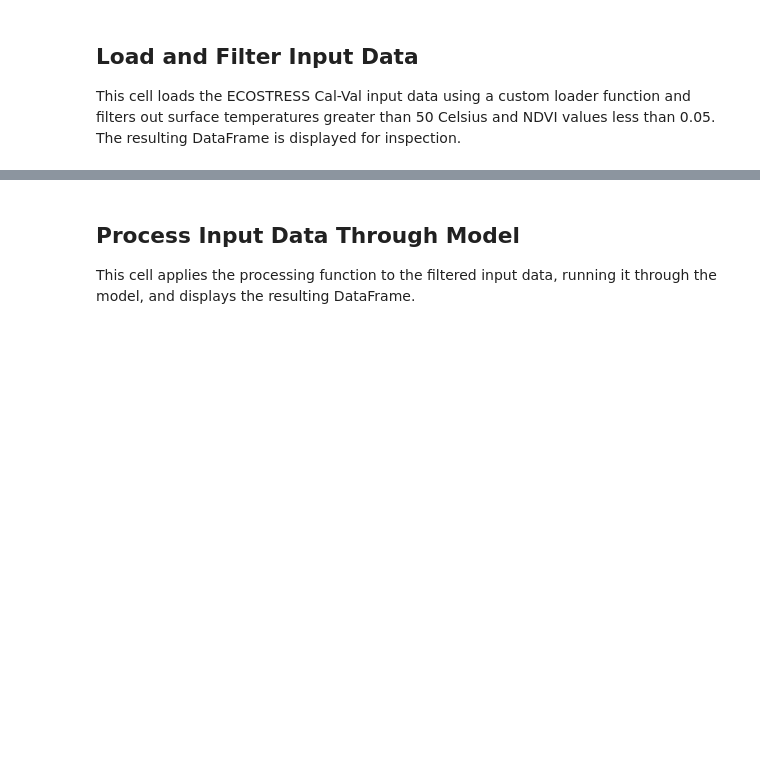
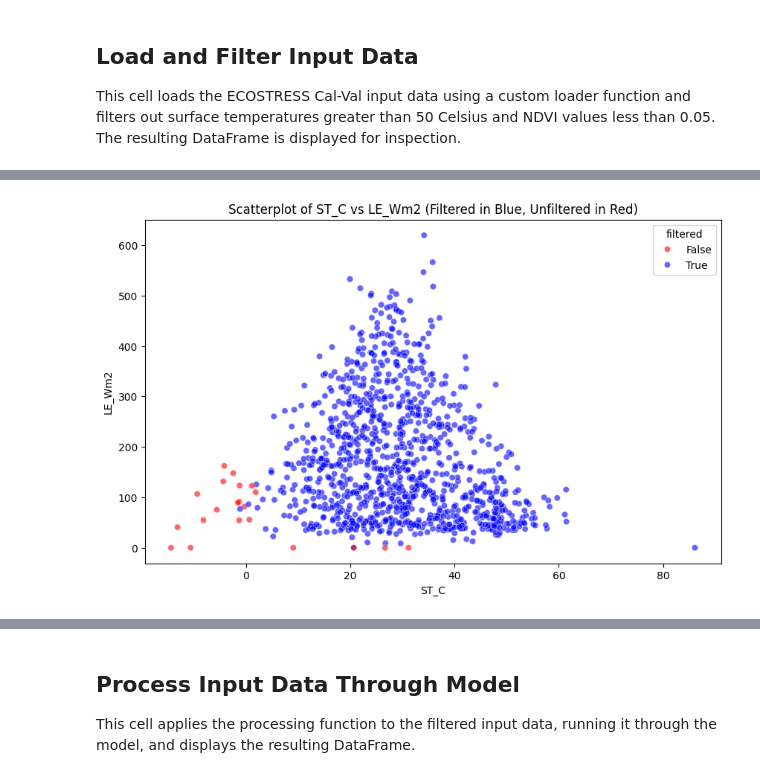
Before and after one commit to gregory-halverson-jpl/JET3, a Jupyter notebook: notebooks/ECOv003 JET Accuracy with ECOv002 Cal-Val.ipynb, the cells around one changed output, grey strips where cells are left out. Saved outputs shown, nothing was run; the diff lists cells and outputs as text; code cells hidden in the pictures; blank space fills up the shorter version.

```diff
--- a/notebooks/ECOv003 JET Accuracy with ECOv002 Cal-Val.ipynb
+++ b/notebooks/ECOv003 JET Accuracy with ECOv002 Cal-Val.ipynb
@@ -118,0 +215,3 @@ input_df
+# %%
+processed_raw_df["filtered"] = mask
+processed_raw_df.filtered
@@ -118,0 +231,10 @@ input_df
+# %%
+#scatterplot of process_raw_df["ST_C"] vs processed_raw_df["LE_Wm2"] colored by processed_raw_df["filtered"]
+plt.figure(figsize=(10, 6))
+sns.scatterplot(data=processed_raw_df, x="ST_C", y="LE_Wm2", hue="filtered", palette={True: "blue", False: "red"}, alpha=0.6)
+plt.title("Scatterplot of ST_C vs LE_Wm2 (Filtered in Blue, Unfiltered in Red)")
+plt.xlabel("ST_C")
+plt.ylabel("LE_Wm2")
+plt.show()
+# %% [output]
+[figure, added]
```
Also changed, not shown: parts of 20 cells of this notebook, 17 other files.
